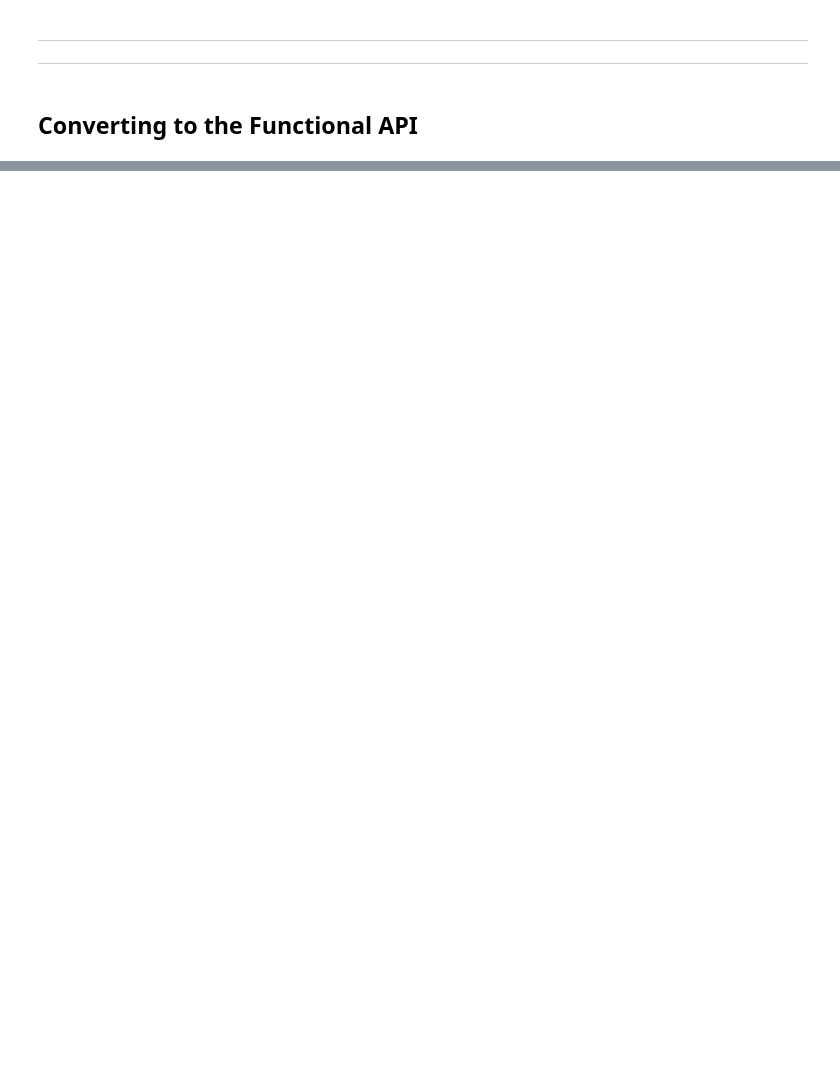
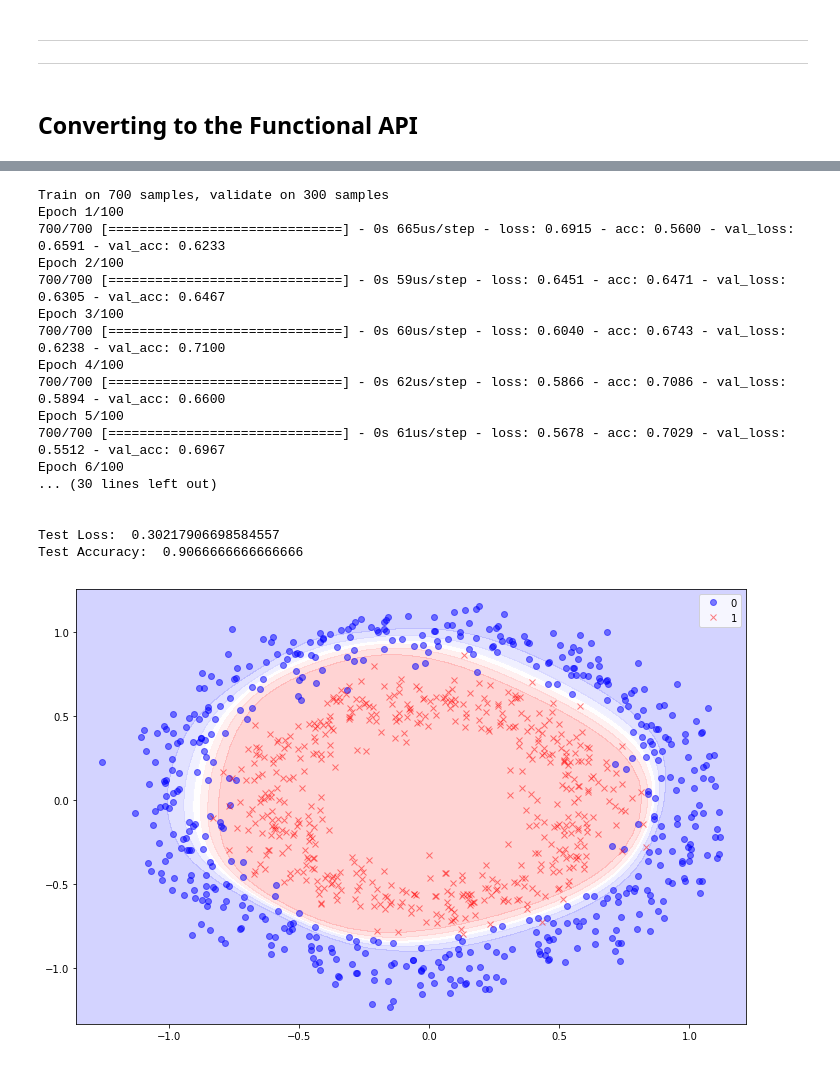
Before and after one commit to ylustina/Pluralsight, a Jupyter notebook: 04_Deep Learning with Keras/03_Constructing Models in Keras/03_Constructing Models in Keras - PLS.ipynb, the cells around one changed output, grey strips where cells are left out. Saved outputs shown, nothing was run; the diff lists cells and outputs as text; code cells hidden in the pictures; blank space fills up the shorter version.

Commit message:
Implement as functional API

```diff
--- a/04_Deep Learning with Keras/03_Constructing Models in Keras/03_Constructing Models in Keras - PLS.ipynb
+++ b/04_Deep Learning with Keras/03_Constructing Models in Keras/03_Constructing Models in Keras - PLS.ipynb
@@ -410,0 +477,17 @@ The functional API allows the user to find the layers separate from the model an
+# %%
+# Implementing as Functional API
+inputs = Input(shape=(2,))
+
+# Hidden layers
+x = Dense(4, activation='tanh', name='Hidden-1')(inputs)
+x = Dense(4, activation='tanh', name='Hidden-2')(x)
+
+# Output layer
+o = Dense(1, activation='sigmoid', name='output_layer')(x)
+
+# Create the model and specify the input and output
+model = Model(inputs=inputs, outputs=o)
+
+
+# Display the summary
+model.summary()
@@ -410,0 +510,39 @@ The functional API allows the user to find the layers separate from the model an
+# %%
+# Compile the model
+# Minimize crossentropy for a binary
+# Maximize for accuracy
+model.compile(Adam(lr=0.05), 'binary_crossentropy', metrics=['accuracy'])
+
+
+# Defining early stopping callback
+early_callback = [EarlyStopping(monitor='val_acc', patience=5, mode='max')]
+
+model.fit(X_train, y_train, epochs=100, verbose=1, callbacks=early_callback, validation_data=(X_test, y_test))
+
+
+# Loss and Accuracy
+eval_result = model.evaluate(X_test, y_test)
+print("\n\nTest Loss: ", eval_result[0], "\nTest Accuracy: ", eval_result[1])
+
+
+# Plotting the Decision Boundary
+plot_decision_boundary(model, X, y).show()
+# %% [output]
+Train on 700 samples, validate on 300 samples
+Epoch 1/100
+700/700 [==============================] - 0s 665us/step - loss: 0.6915 - acc: 0.5600 - val_loss: 0.6591 - val_acc: 0.6233
+Epoch 2/100
+700/700 [==============================] - 0s 59us/step - loss: 0.6451 - acc: 0.6471 - val_loss: 0.6305 - val_acc: 0.6467
+Epoch 3/100
+700/700 [==============================] - 0s 60us/step - loss: 0.6040 - acc: 0.6743 - val_loss: 0.6238 - val_acc: 0.7100
+Epoch 4/100
+700/700 [==============================] - 0s 62us/step - loss: 0.5866 - acc: 0.7086 - val_loss: 0.5894 - val_acc: 0.6600
+Epoch 5/100
+700/700 [==============================] - 0s 61us/step - loss: 0.5678 - acc: 0.7029 - val_loss: 0.5512 - val_acc: 0.6967
+Epoch 6/100
+... (30 lines left out)
+
+
+Test Loss:  0.30217906698584557
+Test Accuracy:  0.9066666666666666
+[figure, added]
```
Also changed, not shown: parts of 4 cells of this notebook.
